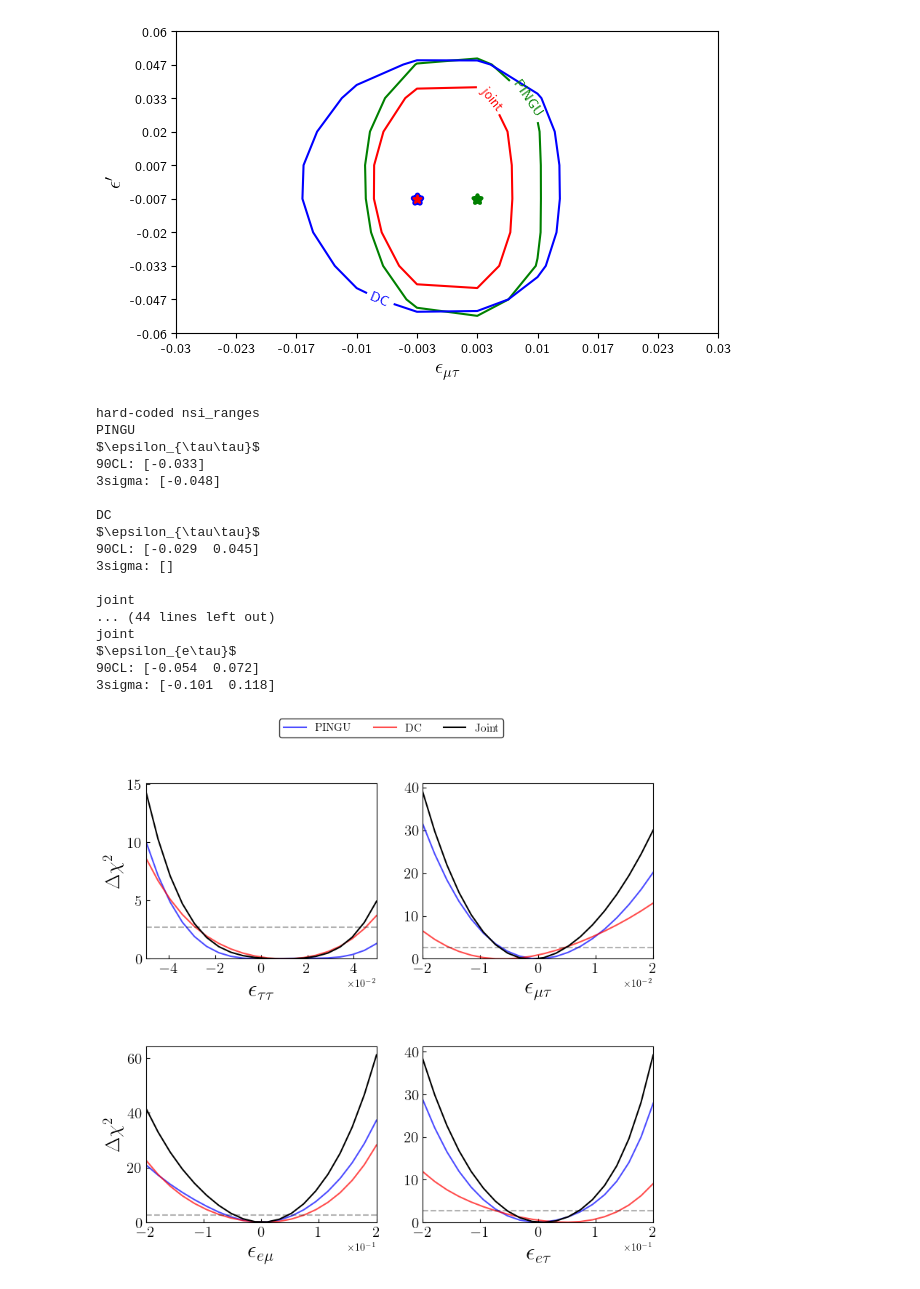
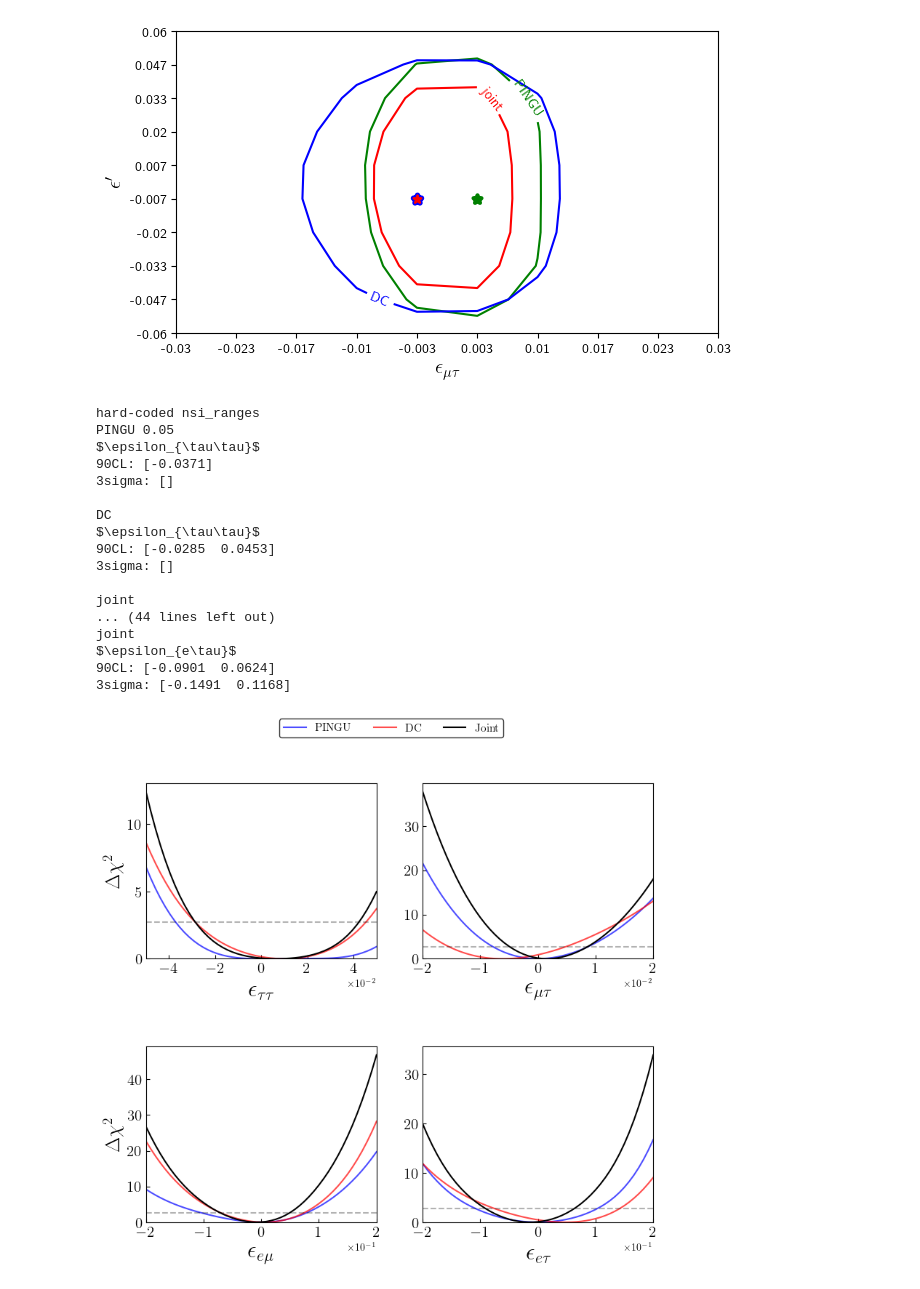
Before and after one commit to Sjoeborg/thesis, a Jupyter notebook: notebooks/joint.ipynb, the cells around one changed output. Saved outputs shown, nothing was run; the diff lists cells and outputs as text; code cells hidden in the pictures.

```diff
--- a/notebooks/joint.ipynb
+++ b/notebooks/joint.ipynb
@@ -59,9 +68,9 @@ H1_IC = np.array(H1_list_normalized)
 # %%
 sigma_a = 0.25
 sigma_b = 0.04
-f_PINGU = 0
+f_PINGU = 0.05
 f_DC = 1
-f_IC = 0.1
+f_IC = 0.15
 marginalized_arrays_NO=[]
 marginalized_arrays_IO=[]
 nsi_param_range=[]
@@ -71,9 +80,15 @@ D_chisq  = marginalize_DC(H1_DC,dm31_range,th23_range,ett_range,emt_range,eem_ra
 
 P_chisq = marginalize_PINGU(H1_PINGU,H0_PINGU,dm31_range,th23_range,ett_range,emt_range,eem_range,eet_range, param_list, 'joint', sigma_a,sigma_b, f_PINGU)
 
-I_chisq, IC_best_index = deltachi_IC(H1_IC,0,[sigma_a,sigma_b],f_IC,x0=[1,0])
 
 
-PD_chisq =  P_chisq  + D_chisq
-ID_chisq =  D_chisq + I_chisq.reshape(len(dm31_range),len(th23_range),1,len(emt_range),1,1)
-PID_chisq =  P_chisq  + D_chisq + I_chisq.reshape(len(dm31_range),len(th23_range),1,len(emt_range),1,1)
+PD_chisq =  P_chisq  + D_chisq - P_chisq.min() - D_chisq.min()
+
+PD_best_fit_index = np.argmin(PD_chisq)
+PD_best_dm31_index,PD_best_th23_index,PD_best_ett_index,PD_best_emt_index,PD_best_eem_index,PD_best_eet_index = np.unravel_index(PD_best_fit_index,PD_chisq.shape)
+
+P_best_fit_index = np.argmin(P_chisq)
+P_best_dm31_index,P_best_th23_index,P_best_ett_index,P_best_emt_index,P_best_eem_index,P_best_eet_index = np.unravel_index(P_best_fit_index,P_chisq.shape)
+
+D_best_fit_index = np.argmin(D_chisq)
+D_best_dm31_index,D_best_th23_index,D_best_ett_index,D_best_emt_index,D_best_eem_index,D_best_eet_index = np.unravel_index(D_best_fit_index,D_chisq.shape)
@@ -311,9 +353,13 @@ _ = call('pdfcrop latex/article/figures/emm_emp_contour.pdf latex/article/figure
 # %% [output]
 [figure]
 # %%
-DC_marg_NO = [DC_marginalized_ett,DC_marginalized_emt,DC_marginalized_eem,DC_marginalized_eet]
-PINGU_marg_NO = [PINGU_marginalized_ett,PINGU_marginalized_emt,PINGU_marginalized_eem,PINGU_marginalized_eet]
-joint_marg_NO = [joint_marginalized_ett,joint_marginalized_emt,joint_marginalized_eem,joint_marginalized_eet]
+#DC_marg_NO = [DC_marginalized_ett,DC_marginalized_emt,DC_marginalized_eem,DC_marginalized_eet]
+#PINGU_marg_NO = [PINGU_marginalized_ett,PINGU_marginalized_emt,PINGU_marginalized_eem,PINGU_marginalized_eet]
+#joint_marg_NO = [joint_marginalized_ett,joint_marginalized_emt,joint_marginalized_eem,joint_marginalized_eet]
+D_marg_NO = [D_interpolated_ett,D_interpolated_emt,D_interpolated_eem,D_interpolated_eet]
+P_marg_NO = [P_interpolated_ett,P_interpolated_emt,P_interpolated_eem,P_interpolated_eet]
+PD_marg_NO = [PD_interpolated_ett,PD_interpolated_emt,PD_interpolated_eem,PD_interpolated_eet]
+
 nsi_param_range = [np.linspace(-5e-2,5e-2,9),np.linspace(-2e-2,2e-2,9), np.linspace(-2e-1,2e-1,9), np.linspace(-2e-1,2e-1,9)]
 
 print('hard-coded nsi_ranges')
@@ -326,14 +372,14 @@ demidov_eet = (-0.19, 0.20)
 xlabels = [r'$\epsilon_{\tau\tau}$', r'$\epsilon_{\mu\tau}$', r'$\epsilon_{e\mu}$', r'$\epsilon_{e\tau}$']
 demidovs =[demidov_ett, demidov_emt, demidov_eem, demidov_eet]
 for i in range(4):
-    finer_e_range = np.linspace(nsi_param_range[i].min(),nsi_param_range[i].max(),20)
-    interpolated_PINGU = splev(np.linspace(nsi_param_range[i].min(),nsi_param_range[i].max(),20),splrep(nsi_param_range[i], PINGU_marg_NO[i]))
-    interpolated_DC = splev(np.linspace(nsi_param_range[i].min(),nsi_param_range[i].max(),20),splrep(nsi_param_range[i], DC_marg_NO[i]))
-    interpolated_joint = splev(np.linspace(nsi_param_range[i].min(),nsi_param_range[i].max(),20),splrep(nsi_param_range[i], joint_marg_NO[i]))
+    finer_e_range = np.linspace(nsi_param_range[i].min(),nsi_param_range[i].max(),49)
+    #interpolated_PINGU = splev(np.linspace(nsi_param_range[i].min(),nsi_param_range[i].max(),50),splrep(nsi_param_range[i], PINGU_marg_NO[i]))
+    #interpolated_DC = splev(np.linspace(nsi_param_range[i].min(),nsi_param_range[i].max(),50),splrep(nsi_param_range[i], DC_marg_NO[i]))
+    #interpolated_joint = splev(np.linspace(nsi_param_range[i].min(),nsi_param_range[i].max(),50),splrep(nsi_param_range[i], joint_marg_NO[i]))
 
-    ax[i].plot(finer_e_range, interpolated_PINGU, label='PINGU', alpha=0.7, c='b', lw=1.5)
-    ax[i].plot(finer_e_range, interpolated_DC, label='DC', alpha=0.7, c='r', lw=1.5)
-    ax[i].plot(finer_e_range, interpolated_joint, label='Joint', color='k', lw=1.5)
+    ax[i].plot(finer_e_range, P_marg_NO[i], label='PINGU', alpha=0.7, c='b', lw=1.5)
+    ax[i].plot(finer_e_range, D_marg_NO[i], label='DC', alpha=0.7, c='r', lw=1.5)
+    ax[i].plot(finer_e_range, PD_marg_NO[i], label='Joint', color='k', lw=1.5)
     '''
     ax[i].plot(nsi_param_range[i], PINGU_marg_NO[i], label='PINGU', alpha=0.4, c='b', lw=1)
     ax[i].plot(nsi_param_range[i], DC_marg_NO[i], label='DC', alpha=0.4, c='g', lw=1)
@@ -350,46 +396,48 @@ for i in range(4):
     ax[i].tick_params(labelsize=15,axis='both', direction='in', which='both')
     ax[i].ticklabel_format(axis="x", style="sci", scilimits=(0,0))
 
-    cl_90_bounds_PINGU = splrep(nsi_param_range[i], PINGU_marg_NO[i]- chi2.ppf(0.9,1))
-    three_sigma_bounds_PINGU = splrep(nsi_param_range[i], PINGU_marg_NO[i]- chi2.ppf(0.9973,1))
+    cl_90_bounds_PINGU = splrep(finer_e_range, P_marg_NO[i]- chi2.ppf(0.9,1))
+    three_sigma_bounds_PINGU = splrep(finer_e_range, P_marg_NO[i]- chi2.ppf(0.9973,1))
 
-    cl_90_bounds_DC = splrep(nsi_param_range[i], DC_marg_NO[i]- chi2.ppf(0.9,1))
-    three_sigma_bounds_DC = splrep(nsi_param_range[i], DC_marg_NO[i]- chi2.ppf(0.9973,1))
 
-    cl_90_bounds_joint = splrep(nsi_param_range[i], joint_marg_NO[i]- chi2.ppf(0.9,1))
-    three_sigma_bounds_joint = splrep(nsi_param_range[i], joint_marg_NO[i]- chi2.ppf(0.9973,1))
-    print('PINGU')
+
+    cl_90_bounds_DC = splrep(finer_e_range, D_marg_NO[i]- chi2.ppf(0.9,1))
+    three_sigma_bounds_DC = splrep(finer_e_range, D_marg_NO[i]- chi2.ppf(0.9973,1))
+
+    cl_90_bounds_joint = splrep(finer_e_range, PD_marg_NO[i]- chi2.ppf(0.9,1))
+    three_sigma_bounds_joint = splrep(finer_e_range, PD_marg_NO[i]- chi2.ppf(0.9973,1))
+    print('PINGU', f_PINGU)
     print(xlabels[i]+'\n'+f'90CL: {sproot(cl_90_bounds_PINGU)}\n'+f'3sigma: {sproot(three_sigma_bounds_PINGU)}\n')
     print('DC')
     print(xlabels[i]+'\n'+f'90CL: {sproot(cl_90_bounds_DC)}\n'+f'3sigma: {sproot(three_sigma_bounds_DC)}\n')
     print('joint')
     print(xlabels[i]+'\n'+f'90CL: {sproot(cl_90_bounds_joint)}\n'+f'3sigma: {sproot(three_sigma_bounds_joint)}\n')
 
 ax[0].set_ylabel(r'$\Delta \chi^2$', fontsize=20)
 ax[2].set_ylabel(r'$\Delta \chi^2$', fontsize=20)
 handles, labels = ax[1].get_legend_handles_labels()
 leg= fig.legend(handles, labels, loc='upper center', ncol=3, bbox_to_anchor=(0.5, 1),fontsize=11)
 leg.get_frame().set_edgecolor('k')
 plt.subplots_adjust(hspace=0.5)
-plt.savefig('./article/figures/joint_3D_NO.pdf', bbox_inches="tight")
+#plt.savefig('./article/figures/joint_3D_NO.pdf', bbox_inches="tight")
 #save(fig, 'joint_3D_NO') #Doesnt work, legend removed
 #savethesis(fig, 'joint_3D_NO')#Doesnt work, legend removed
 # %% [output]
 hard-coded nsi_ranges
-PINGU
+PINGU 0.05
 $\epsilon_{\tau\tau}$
-90CL: [-0.033]
-3sigma: [-0.048]
+90CL: [-0.0371]
+3sigma: []
 
 DC
 $\epsilon_{\tau\tau}$
-90CL: [-0.029  0.045]
+90CL: [-0.0285  0.0453]
 3sigma: []
 
 joint
 ... (44 lines left out)
 joint
 $\epsilon_{e\tau}$
-90CL: [-0.054  0.072]
-3sigma: [-0.101  0.118]
+90CL: [-0.0901  0.0624]
+3sigma: [-0.1491  0.1168]
-[figure, old version]
+[figure, new version]
```
Also changed, not shown: parts of 19 cells of this notebook, 7 other files.
